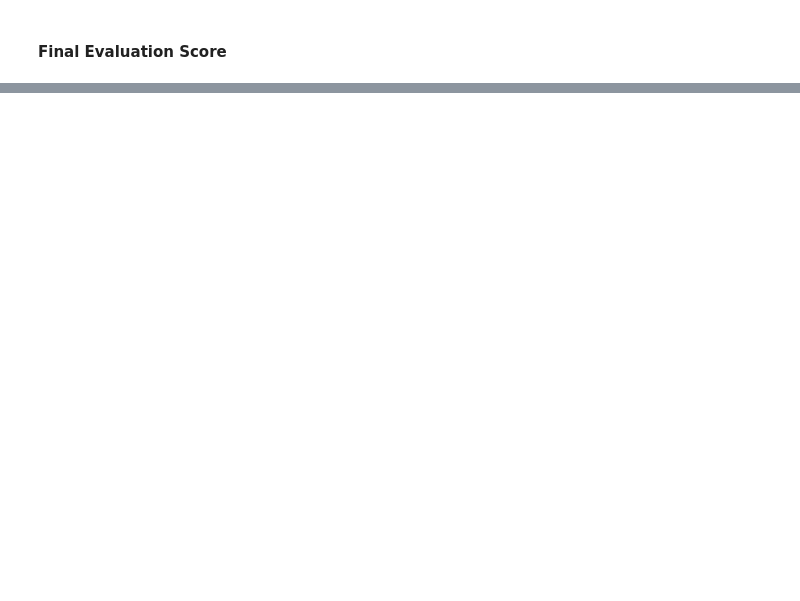
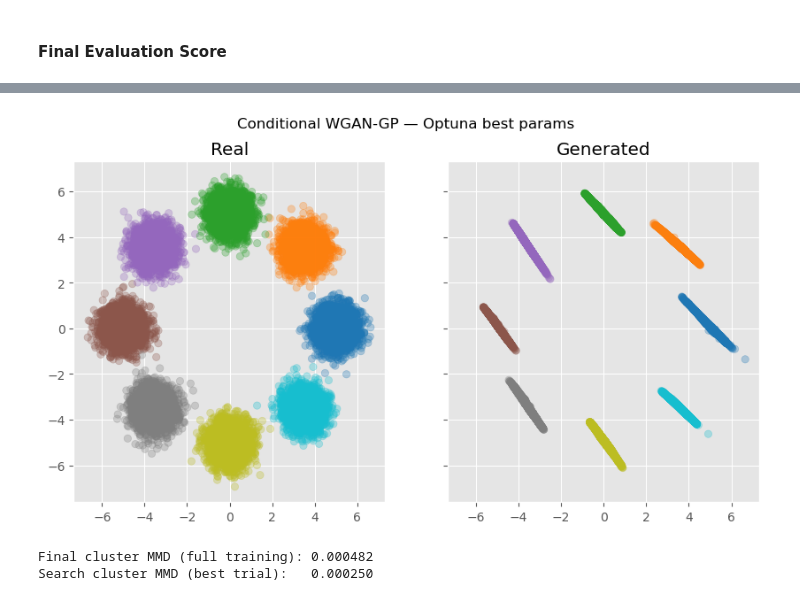
Before and after one commit to ronsperber/synthetic_generation, a Jupyter notebook: Notebooks/GAN/conditional_wgan_gp_optuna.ipynb, the cells around one changed output, grey strips where cells are left out. Cells and saved outputs as stored; diff of their text form; code cells hidden in the pictures; blank space fills up the shorter version.

```diff
--- a/Notebooks/GAN/conditional_wgan_gp_optuna.ipynb
+++ b/Notebooks/GAN/conditional_wgan_gp_optuna.ipynb
@@ -301,0 +445,33 @@ print(f"Search cluster MSE (best trial):   {best.value:.6f}")
+# %%
+torch.manual_seed(42)
+
+bp = best_2.params
+
+heads_final = [OutputHead(dim=2, decode=ClampedIdentity(min_value=-1, max_value=1), name="scaled_output")]
+G_final = Generator(
+    noise_dim=2,
+    num_hidden_layers=2,
+    output_heads=heads_final,
+    hidden_dims=(128, 128),
+    conditional_dim=CONDITIONAL_DIM,
+)
+D_final = Discriminator(
+    feature_dim=2,
+    num_hidden_layers=2,
+    hidden_dims=(128, 128),
+    conditional_dim=CONDITIONAL_DIM,
+)
+
+G_losses, D_losses = train_wgan_gp(
+    G=G_final, D=D_final,
+    X=X_tensor, c=c,
+    lr_G=bp["lr_G"],
+    lr_D=bp["lr_D"],
+    lambda_fm_1=bp["lambda_fm_1"],
+    lambda_fm_2=bp["lambda_fm_2"],
+    lambda_entropy=bp["lambda_entropy"],
+    n_critic=bp["n_critic"],
+    lambda_gp=bp["lambda_gp"],
+    epochs=200,
+    return_history=True,
+)
@@ -301,0 +493,11 @@ print(f"Search cluster MSE (best trial):   {best.value:.6f}")
+# %%
+plot_samples(G_final, X, c, c_label, n=20000, title="Conditional WGAN-GP — Optuna best params")
+# %% [output]
+[figure, added]
+# %%
+final_mmd = compute_per_cluster_mmd(G_final, c_test, X_val_np=X_test_np)
+print(f"Final cluster MMD (full training): {final_mmd:.6f}")
+print(f"Search cluster MMD (best trial):   {best_2.value:.6f}")
+# %% [output]
+Final cluster MMD (full training): 0.000482
+Search cluster MMD (best trial):   0.000250
```
Also changed, not shown: parts of 25 cells of this notebook, 1 other file.
